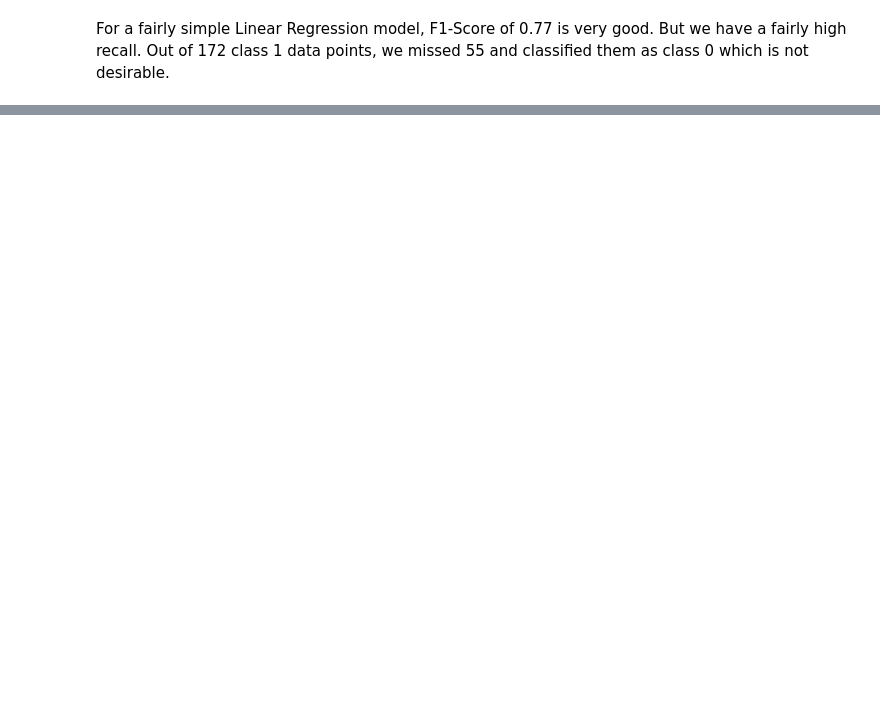
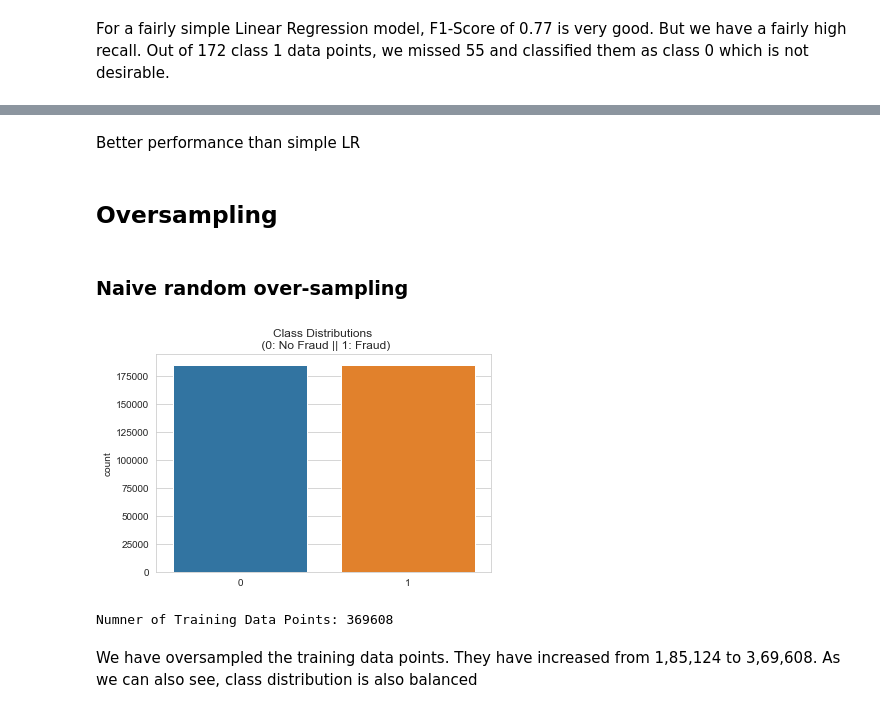
Before and after one commit to NamanJain2050/CreditCardFraudDetection, a Jupyter notebook: CCFraudDetection.ipynb, the cells around one changed output, grey strips where cells are left out. Drawn from its saved outputs; the diff is of its cells as text; code cells hidden in the pictures; blank space fills up the shorter version.

Commit message:
Analysis with Over Sampling

```diff
--- a/CCFraudDetection.ipynb
+++ b/CCFraudDetection.ipynb
@@ -237,0 +277,6 @@ plt.show()
+# %%
+# defining a simple KNN model with K = 5
+knn = KNeighborsClassifier(n_neighbors=5)
+# %%
+knn.fit(x_train, y_train)
+pred_knn = knn.predict(x_test)
@@ -237,0 +293,19 @@ plt.show()
+# %% [markdown]
+Better performance than simple LR
+# %% [markdown]
+## Oversampling
+# %% [markdown]
+### Naive random over-sampling
+# %%
+ros = RandomOverSampler(random_state=0)
+X_resampled, y_resampled = ros.fit_resample(x_train, y_train)
+# %%
+sns.countplot(x=y_resampled)
+plt.title('Class Distributions \n (0: No Fraud || 1: Fraud)')
+plt.show()
+print('Numner of Training Data Points: {}'.format(len(X_resampled)))
+# %% [output]
+[figure, added]
+Numner of Training Data Points: 369608
+# %% [markdown]
+We have oversampled the training data points. They have increased from 1,85,124 to 3,69,608. As we can also see, class distribution is also balanced
```
Also changed, not shown: parts of 55 cells of this notebook, 1 other file.
